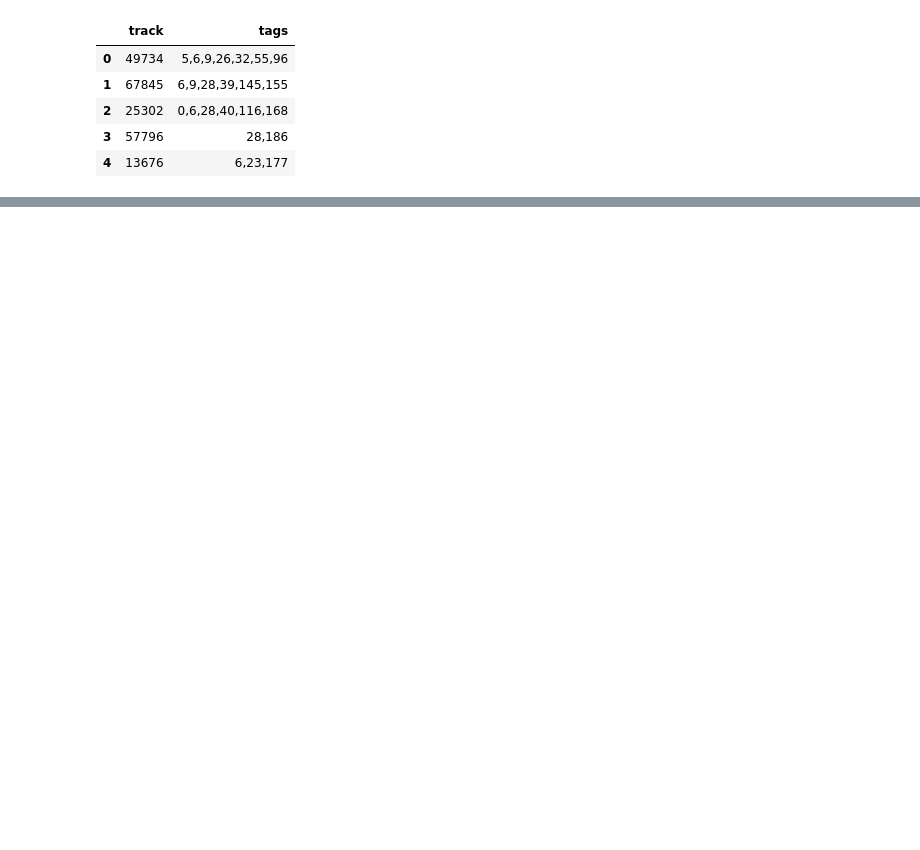
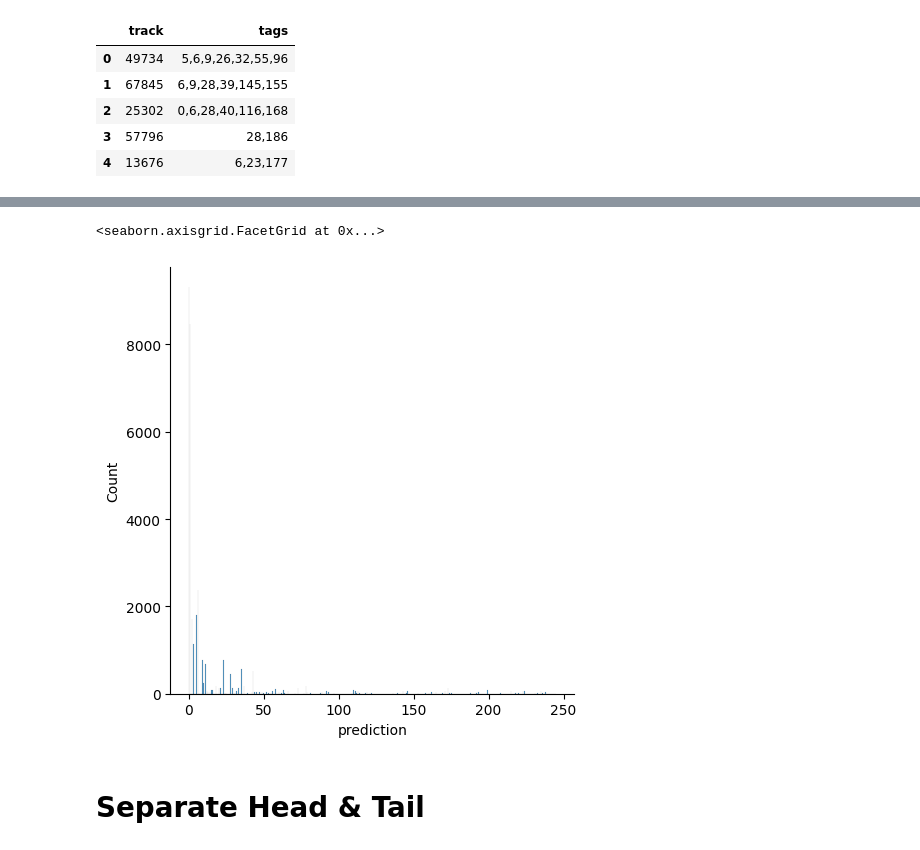
Before and after one commit to traptrip/yandex_cup_ml_2023, a Jupyter notebook: recsys/notebooks/eda.ipynb, the cells around one changed output, grey strips where cells are left out. Drawn from its saved outputs; the diff is of its cells as text; code cells hidden in the pictures; blank space fills up the shorter version.

```diff
--- a/recsys/notebooks/eda.ipynb
+++ b/recsys/notebooks/eda.ipynb
@@ -22,0 +124,9 @@ meta.to_csv("../data/metadata.csv", sep="\t", index=False)
+# %%
+pred_tags_cnt = pred.tags.value_counts()
+# plt.bar(range(len(pred_tags_cnt)), pred_tags_cnt.sort_index().values, width=0.6)
+sns.displot(pred.tags.explode())
+# %% [output]
+<seaborn.axisgrid.FacetGrid at 0x...>
+[figure, added]
+# %% [markdown]
+# Separate Head & Tail
```
Also changed, not shown: parts of 27 cells of this notebook, 32 other files.
